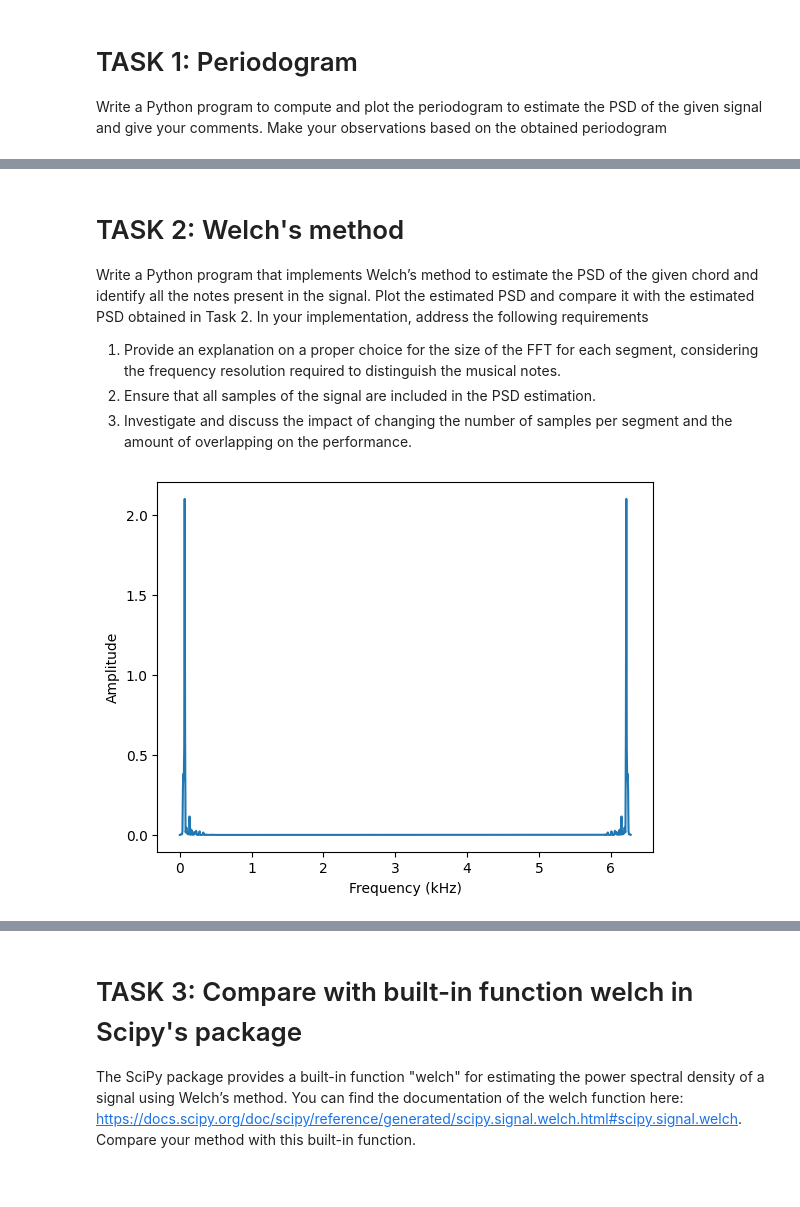
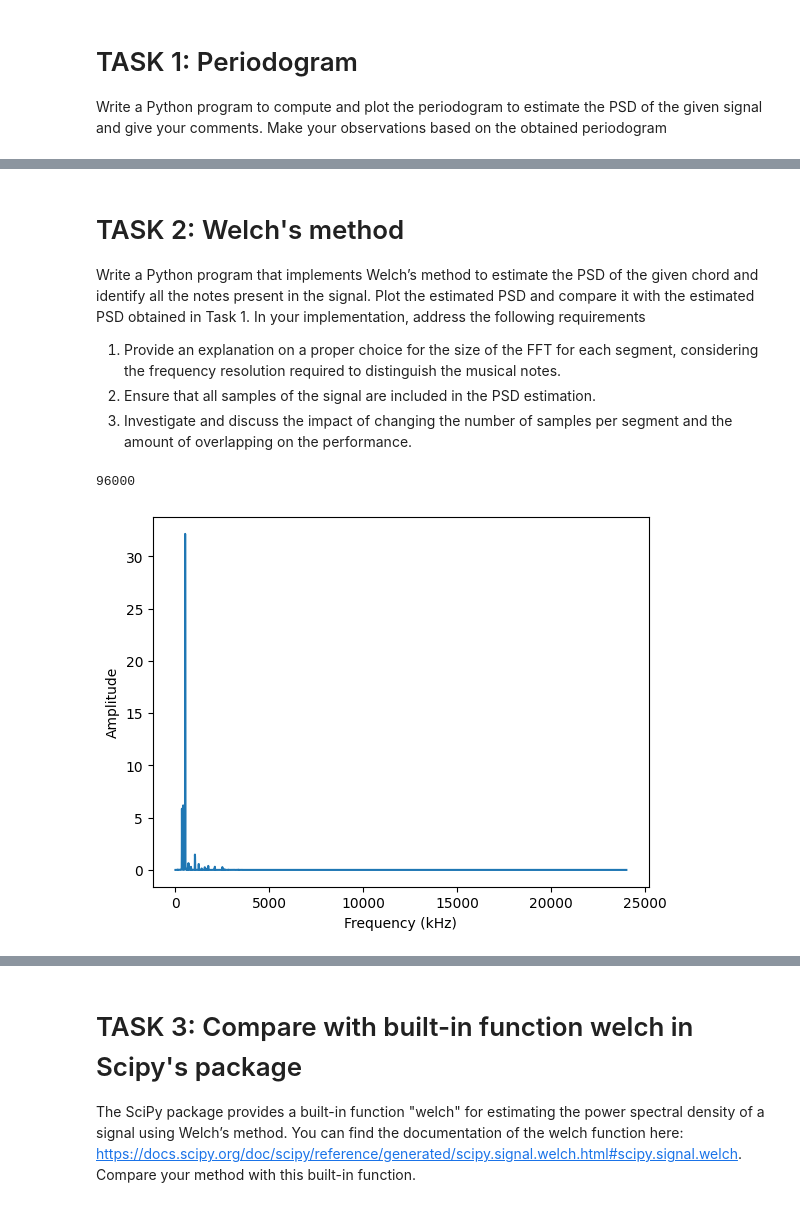
Before and after one commit to ruadhanmacgiollaphadraig-ucd/ASP_Assignment1, a Jupyter notebook: Assignment1.ipynb, the cells around one changed output, grey strips where cells are left out. Saved outputs shown, nothing was run; the diff lists cells and outputs as text; code cells hidden in the pictures.

```diff
--- a/Assignment1.ipynb
+++ b/Assignment1.ipynb
@@ -60,38 +140,42 @@ Since the signal is real, its DFT is symmetrical about 0Hz, so we can discard th
 # %% [markdown]
 # TASK 2: Welch's method
-Write a Python program that implements Welch’s method to estimate the PSD of the given chord and identify all the notes present in the signal. Plot the estimated PSD and compare it with the estimated PSD obtained in Task 2. In your implementation, address the following requirements
+Write a Python program that implements Welch’s method to estimate the PSD of the given chord and identify all the notes present in the signal. Plot the estimated PSD and compare it with the estimated PSD obtained in Task 1. In your implementation, address the following requirements
 1. Provide an explanation on a proper choice for the size of the FFT for each segment, considering the frequency resolution required to distinguish the musical notes.
 2. Ensure that all samples of the signal are included in the PSD estimation.
 3. Investigate and discuss the impact of changing the number of samples per segment and the amount of overlapping on the performance.
 # %%
 # Welch's method
 # overlapping K sectiosn of length L
 # each section multiplied by a hanning window
 # 1. Choose FFT size ? power of 2.. need enough resolution to pick up on all low-notes
-Fs, data = wavfile.read('PianoChord.wav')
-
-L = int(1024)
+print(N)
+L = int(8192)
 window = np.hanning(L)
+U = np.mean(window**2)
 k = int(0)
 S_xx_Welch = np.zeros(L//2 + 1)
 nSegments = 0
-while k < N - L:
+while k < N:
+    if (k >= N-L):
+        current_segment = np.concatenate((data[int(k):int(N)], np.zeros(k-(N-L)))) * window
     # current_segment = data[int(k):int(k+L)]
     # current_segment *= window these 2 lines were modifying the data in-place
-    current_segment = data[int(k):int(k+L)] * window
+    else:
+        current_segment = data[int(k):int(k+L)] * window
     current_segment_fft = np.fft.rfft(current_segment)
     current_segment_fft_mag = np.abs(current_segment_fft) # NEED TO NORMALISE WINDOW EFFECT MAYBE ?
-    current_segment_periodogram = (1/L) * (current_segment_fft_mag**2)
+    current_segment_periodogram = (1/(L*U)) * (current_segment_fft_mag**2)
     S_xx_Welch += current_segment_periodogram # accumulate the periodogram
     nSegments += 1
-    k += L/2 # Move to the next overlapping segment
+    k += L//2 # Move to the next overlapping segment (overlapping by 50%)
 
 S_xx_Welch /= nSegments
 
-freqs_welch = 2*np.pi/L * np.arange(L)
+freqs_welch = Fs/L * np.arange(L//2 + 1)
 plt.plot(freqs_welch, S_xx_Welch)
 plt.xlabel('Frequency (kHz)')
 plt.ylabel('Amplitude')
 plt.show()
 # %% [output]
+96000
-[figure, old version]
+[figure, new version]
```
Also changed, not shown: parts of 16 cells of this notebook.
